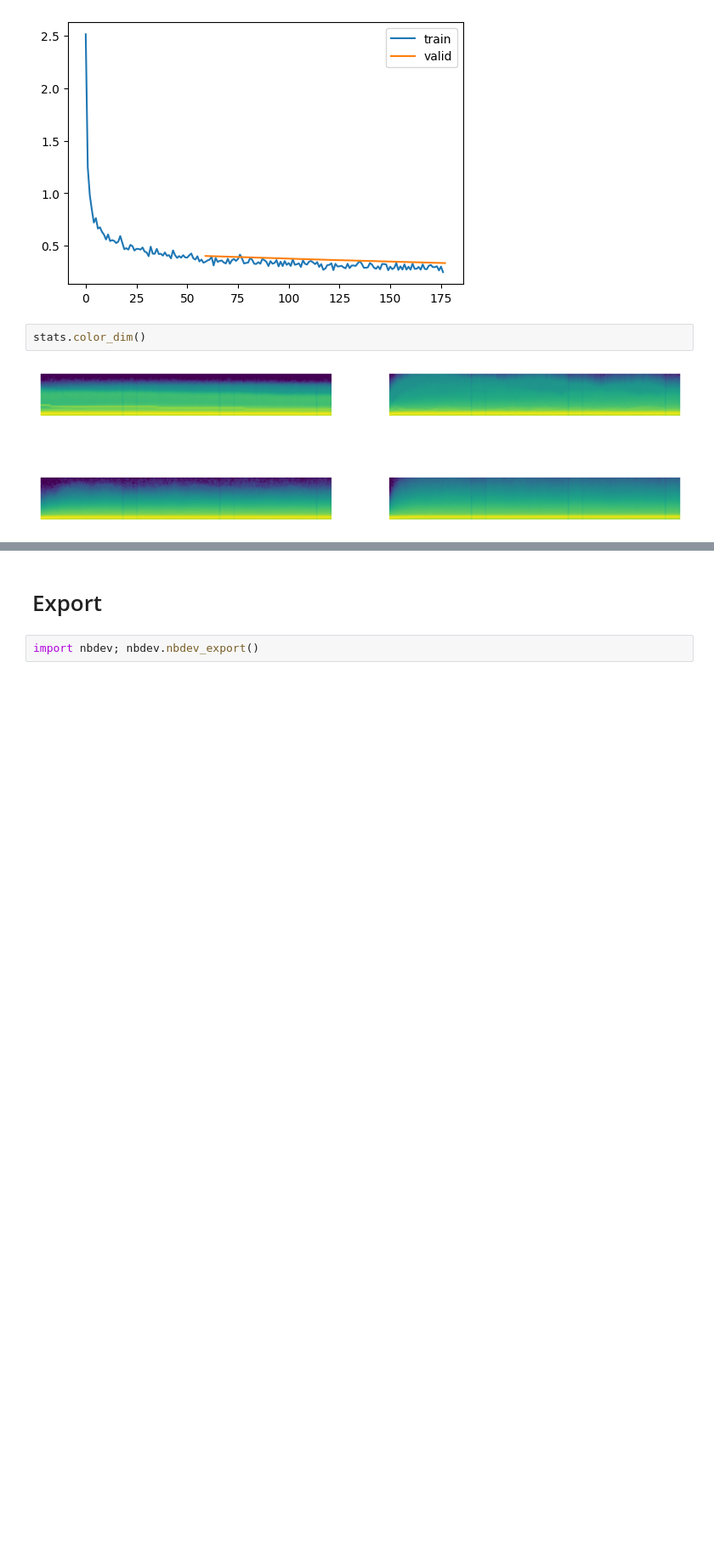
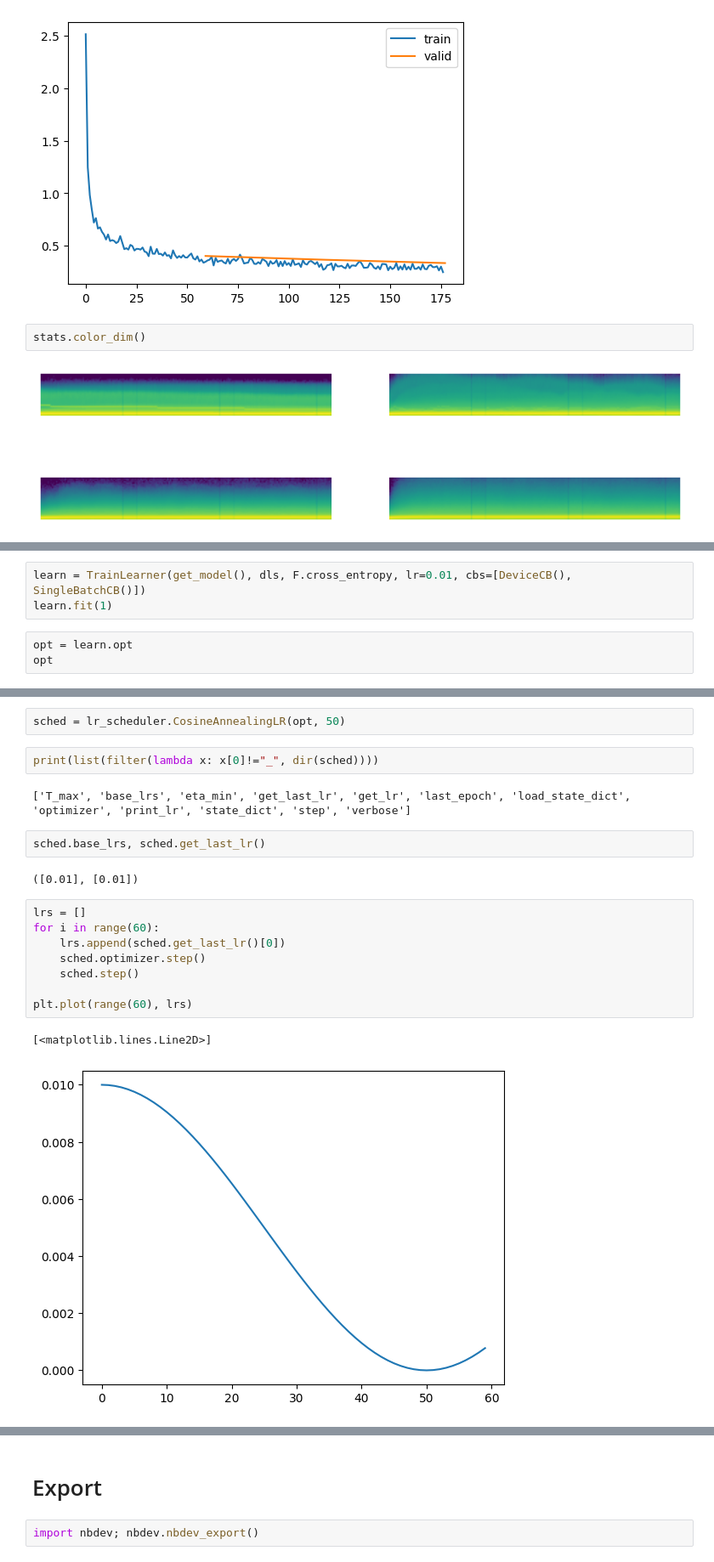
Before and after one commit to daniilgaltsev/fastai_course, a Jupyter notebook: nbs/12_accel_sgd.ipynb, the cells around one changed output, grey strips where cells are left out. Shown: that part at 85% size. Cells and saved outputs as stored; diff of their text form; blank space fills up the shorter version.

```diff
--- a/nbs/12_accel_sgd.ipynb
+++ b/nbs/12_accel_sgd.ipynb
@@ -260,0 +263,6 @@ stats.color_dim()
+# %%
+learn = TrainLearner(get_model(), dls, F.cross_entropy, lr=0.01, cbs=[DeviceCB(), SingleBatchCB()])
+learn.fit(1)
+# %%
+opt = learn.opt
+opt
@@ -260,0 +316,21 @@ stats.color_dim()
+# %%
+sched = lr_scheduler.CosineAnnealingLR(opt, 50)
+# %%
+print(list(filter(lambda x: x[0]!="_", dir(sched))))
+# %% [output]
+['T_max', 'base_lrs', 'eta_min', 'get_last_lr', 'get_lr', 'last_epoch', 'load_state_dict', 'optimizer', 'print_lr', 'state_dict', 'step', 'verbose']
+# %%
+sched.base_lrs, sched.get_last_lr()
+# %% [output]
+([0.01], [0.01])
+# %%
+lrs = []
+for i in range(60):
+    lrs.append(sched.get_last_lr()[0])
+    sched.optimizer.step()
+    sched.step()
+
+plt.plot(range(60), lrs)
+# %% [output]
+[<matplotlib.lines.Line2D>]
+[figure, added]
```
Also changed, not shown: parts of 26 cells of this notebook, 2 other files.
